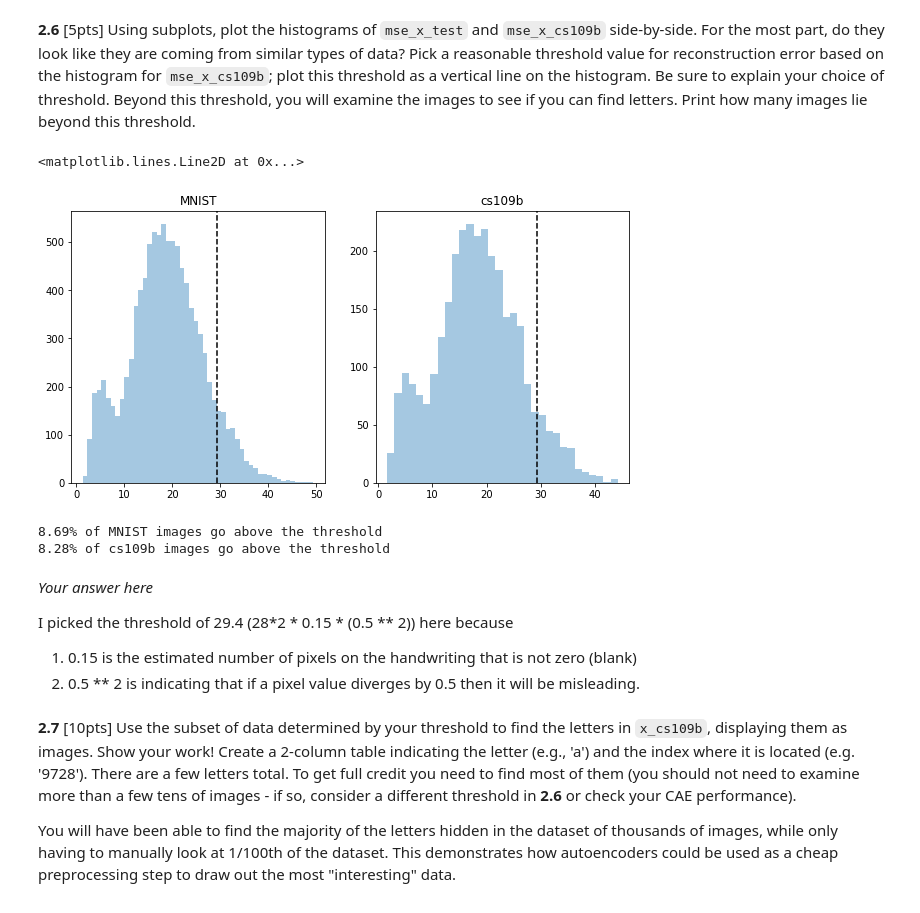
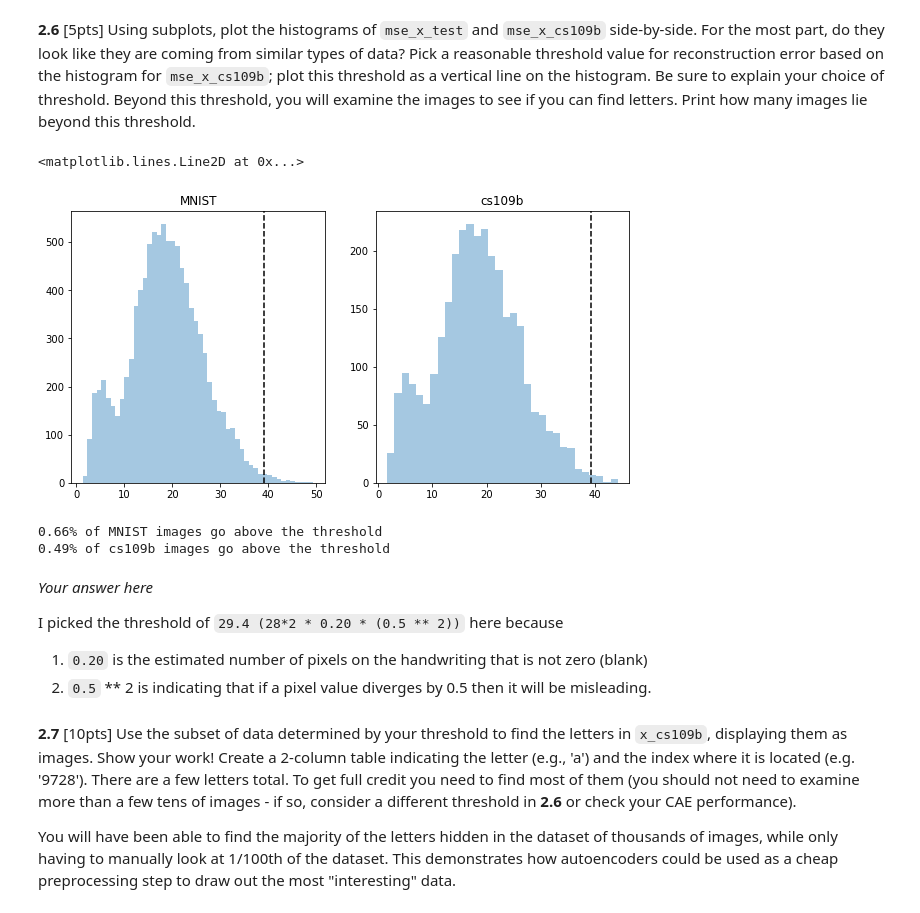
Before and after one commit to jackxxu/2020-CS109B, a Jupyter notebook: content/homeworks/hw05/notebook/cs109b-hw5-students.ipynb, the cells around one changed output. Drawn from its saved outputs; the diff is of its cells as text; code cells hidden in the pictures.

```diff
--- a/content/homeworks/hw05/notebook/cs109b-hw5-students.ipynb
+++ b/content/homeworks/hw05/notebook/cs109b-hw5-students.ipynb
@@ -602,14 +602,14 @@ mse_x_cs109b = np.sum(mse(x_cs109b_4d, cae_recons_x_cs109b).numpy(), axis=(1, 2)
 # %%
 # your code here
 f, (ax1, ax2) = plt.subplots(1,2,figsize=(10,5))
-threshold = 28 * 28 * 0.15 * 0.25
+threshold = 28 * 28 * 0.20 * 0.25
 sns.distplot(mse_x_test, kde=False, ax=ax1).set_title('MNIST')
 sns.distplot(mse_x_cs109b, kde=False, ax=ax2).set_title('cs109b')
 ax1.axvline(threshold, color='k', linestyle='--')
 ax2.axvline(threshold, color='k', linestyle='--')
 # %% [output]
 <matplotlib.lines.Line2D at 0x...>
-[figure, old version]
+[figure, new version]
 # %%
 # your code here
 mse_x_test_pct = 100.0 * mse_x_test[mse_x_test > threshold].shape[0]/mse_x_test.shape[0]
@@ -618,14 +618,14 @@ mse_x_cs109b_pct = 100.0 * mse_x_cs109b[mse_x_cs109b > threshold].shape[0]/mse_x
 print(f'{mse_x_test_pct:.2f}% of MNIST images go above the threshold')
 print(f'{mse_x_cs109b_pct:.2f}% of cs109b images go above the threshold')
 # %% [output]
-8.69% of MNIST images go above the threshold
-8.28% of cs109b images go above the threshold
+0.66% of MNIST images go above the threshold
+0.49% of cs109b images go above the threshold
 # %% [markdown]
 *Your answer here*
 
-I picked the threshold of 29.4 (28*2 * 0.15 * (0.5 ** 2)) here because
-1. 0.15 is the estimated number of pixels on the handwriting that is not zero (blank)
-2. 0.5 ** 2 is indicating that if a pixel value diverges by 0.5 then it will be misleading.
+I picked the threshold of `29.4 (28*2 * 0.20 * (0.5 ** 2))` here because
+1. `0.20` is the estimated number of pixels on the handwriting that is not zero (blank)
+2. `0.5` ** 2 is indicating that if a pixel value diverges by 0.5 then it will be misleading.
 # %% [markdown]
 **2.7** [10pts] Use the subset of data determined by your threshold to find the letters in `x_cs109b`, displaying them as images. Show your work! Create a 2-column table indicating the letter (e.g., 'a') and the index where it is located (e.g. '9728'). There are a few letters total. To get full credit you need to find most of them (you should not need to examine more than a few tens of images - if so, consider a different threshold in **2.6** or check your CAE performance).
 
```
